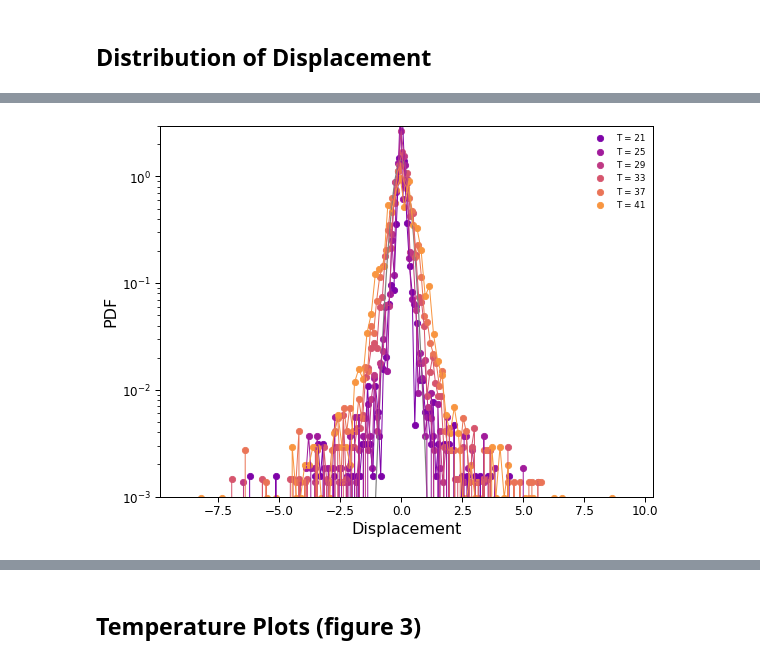
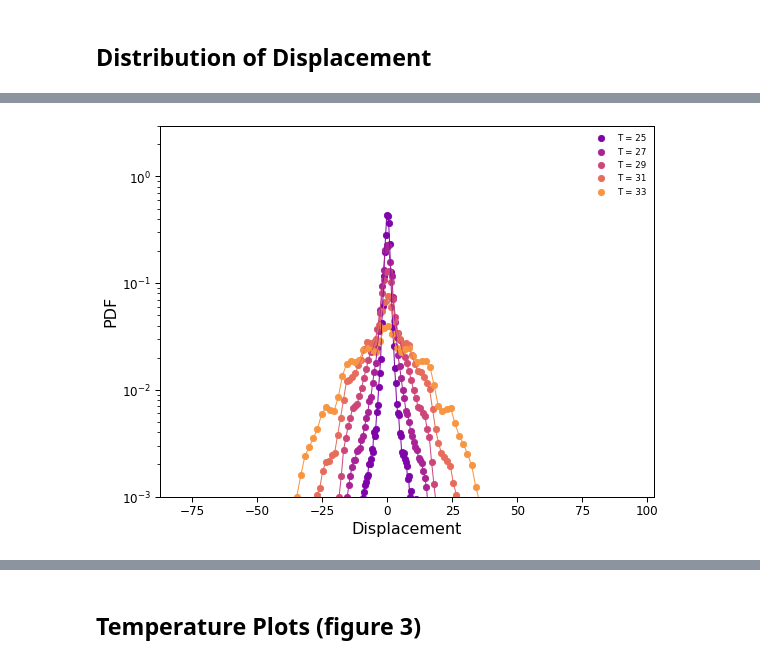
Before and after one commit to asaiacai/moire_walk, a Jupyter notebook: visualize.ipynb, the cells around one changed output, grey strips where cells are left out. Saved outputs shown, nothing was run; the diff lists cells and outputs as text; code cells hidden in the pictures.

```diff
--- a/visualize.ipynb
+++ b/visualize.ipynb
@@ -171,9 +132,9 @@ from joblib import Parallel, delayed
 from itertools import product
 
 
-temps = [21, 25, 29, 33, 37, 41]
+temps = [25, 27, 29, 31, 33]
 lattice_constants = [16]
-barrier = 19.9
+barrier = 39.8
 
 kws = {
     'njumps' : 1000000,
@@ -200,7 +161,7 @@ col = plt.cm.plasma(np.linspace(0.25, 0.75, len(temps)))
 # waits = np.array(result).reshape((len(lattice_constants), len(temps), 50000050))
 waits = np.array(result).reshape((len(lattice_constants), len(temps), 100000100))
 for i, T in enumerate(temps):
-    yy, xx = np.histogram(waits[0, i] , np.logspace(2, np.log10(1e6), 100), density=True)
+    yy, xx = np.histogram(waits[0, i] , np.logspace(2, np.log10(1e11), 150), density=True)
     xmax = np.max(xx)
     ax.scatter(xx[1:-1], yy[1:], color=col[i], label='{} K'.format(T))
 
@@ -212,14 +173,14 @@ plt.plot(xx, best_fit_line,c='gray')
 
 # xrng = np.linspace(1e3, 2e3, 100)
 # ax.plot(xrng, 1e39*xrng**(-15), color='k')
-xrange = np.linspace(3e5, 1.4e6, 100)
-ax.plot(xrange, 0.5e49*xrange**(-10), color='k')
+xrange = np.linspace(0.7e9, 4e9, 100)
+ax.plot(xrange, 1e60*xrange**(-8), color='k')
 
-ax.set_ylim(1e-11, 1e-1)
-ax.set_xlim(1e2, 1e6)
+ax.set_ylim(1e-16, 1e-4)
+ax.set_xlim(1e4, 6e9)
 
 
-ax.text(0.95, 0.5,'-10', fontsize=16,
+ax.text(0.95, 0.5,'-8', fontsize=16,
         horizontalalignment='center',
         verticalalignment='center',
         transform = ax.transAxes)
@@ -280,45 +241,49 @@ import seaborn as sns
 import scipy.stats
 
 
-temperature = [21, 25, 29, 33, 37, 41]
+temperature = [25, 27, 29, 31, 33]
 periodicity = [16]
-barrier = 19.9
+barrier = 39.8
 c = plt.cm.plasma(np.linspace(0.25, 0.75, len(temperature)))
 
+def plot(period, temp, ax):
+    random.seed(1)
+    np.random.seed(1)
+    ## gather x and y values
+    x = []
+    y = []
+    for _ in tqdm(range(10)):
+        moire = Triangular_Lattice(period, barrier) # 16nm lattice constant, 1meV energy amplitude
+        walkers = Graphene_Walker(0.246, temp) # 2.46 Angstrom lattice, 10 Kelvin
+        tracks = walkers.get_tracks(moire, nsteps=300, njumps=1000000, nparticles=100,init=1, endT=1e12)
+        for particle in list(set(tracks['particle'])):
+            x.append(np.array(tracks[tracks['particle'] == particle]['x']))
+            y.append(np.array(tracks[tracks['particle'] == particle]['y']))
+
+    x = np.array(x)
+    y = np.array(y)
+
+    title ='T = {:.0f}'.format(temp)
+    ax = plot_hist_dots(ax, x,y,log=True, color=c[2*i+j], legend =title)
+    if temp==21:
+            dx1 = np.concatenate([np.diff(x),np.diff(y)])
+            yy, xx = np.histogram(dx1, 100, density=True)
+
+            mu, loc = scipy.stats.norm.fit(dx1)
+            best_fit_line = scipy.stats.norm.pdf(xx, mu, loc)
+            ax.plot(xx, best_fit_line,c='gray')
+    fig.tight_layout()
+    ax.set_ylim(1e-3,3)
+    plt.xticks(fontsize= 12)
+    plt.yticks(fontsize= 12)
 
 with sns.plotting_context("paper"):
     fig, ax = plt.subplots(1, 1, figsize=(8, 6))
     for i,period in enumerate(periodicity):
         for j,temp in enumerate(temperature):
+           ## generate tracks at that temperature
+            plot(period, temp, ax)
 
-           ## generate tracks at that temperature
-            random.seed(1)
-            np.random.seed(1)
-            moire = Triangular_Lattice(period, barrier) # 16nm lattice constant, 1meV energy amplitude
-            walkers = Graphene_Walker(0.246, temp) # 2.46 Angstrom lattice, 10 Kelvin
-            tracks = walkers.get_tracks(moire, nsteps=300, njumps=1000000, nparticles=10,init=1)
-            ## gather x and y values
-            x = []
-            y = []
-            for particle in list(set(tracks['particle'])):
-                x.append(np.array(tracks[tracks['particle'] == particle]['x']))
-                y.append(np.array(tracks[tracks['particle'] == particle]['y']))
-            x = np.array(x)
-            y = np.array(y)
-
-            title ='T = {:.0f}'.format(temp)
-            ax = plot_hist_dots(ax, x,y,log=True, color=c[2*i+j], legend =title)
-            if temp==21:
-                    dx1 = np.concatenate([np.diff(x),np.diff(y)])
-                    yy, xx = np.histogram(dx1, 100, density=True)
-
-                    mu, loc = scipy.stats.norm.fit(dx1)
-                    best_fit_line = scipy.stats.norm.pdf(xx, mu, loc)
-                    ax.plot(xx, best_fit_line,c='gray')
-            fig.tight_layout()
-            ax.set_ylim(1e-3,3)
-            plt.xticks(fontsize= 12)
-            plt.yticks(fontsize= 12)
 # fig.savefig('./displacement_dist_lin.pdf', dpi=300, bbox_inches='tight')
 # %% [output]
 *c* argument looks like a single numeric RGB or RGBA sequence, which should be avoided as value-mapping will have precedence in case its length matches with *x* & *y*.  Please use the *color* keyword- ...
@@ -332 +296 @@ Wall time: 13.6 s
-[figure, old version]
+[figure, new version]
```
Also changed, not shown: parts of 17 cells of this notebook, 2 other files.
